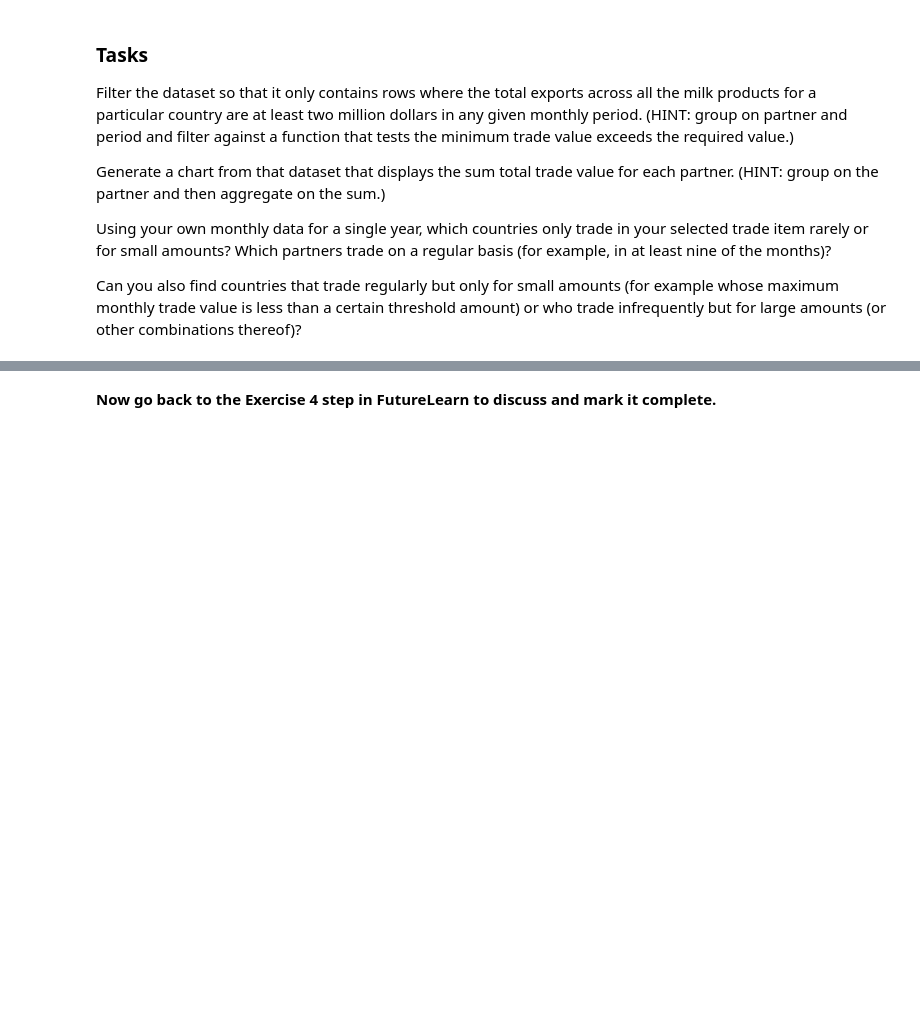
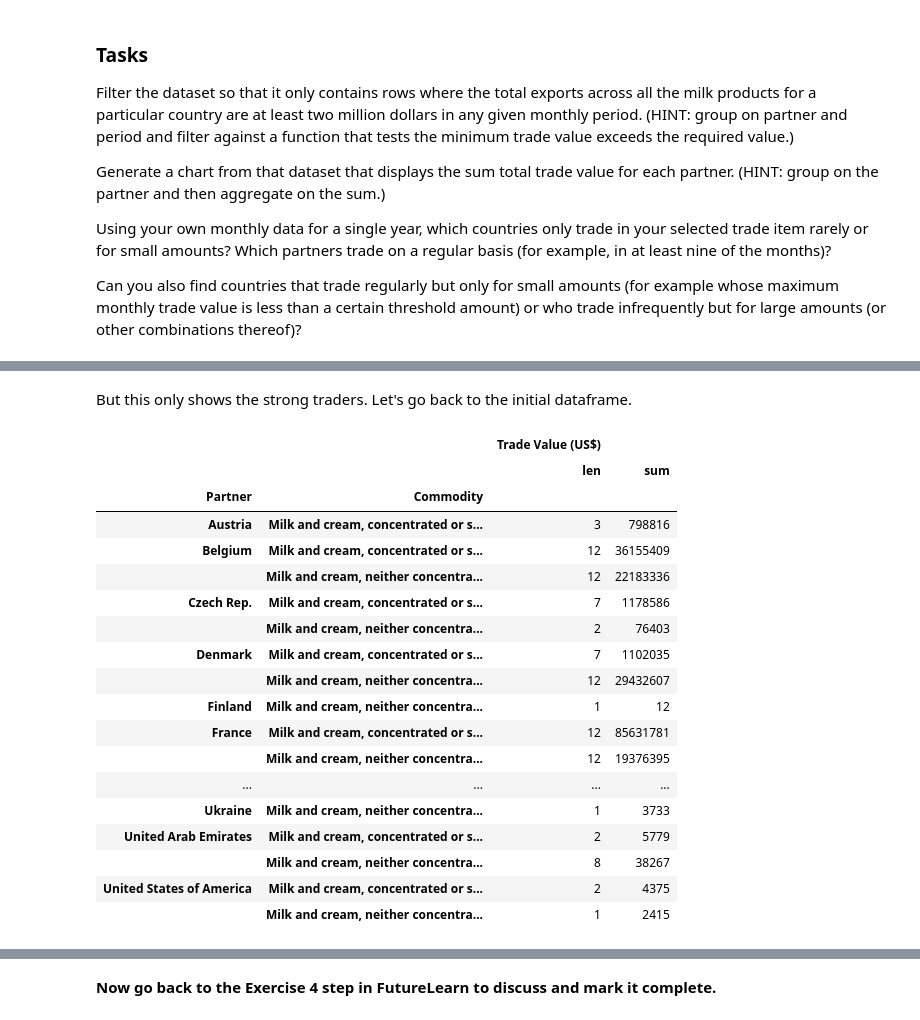
Before and after one commit to mrchrisadams/future-learn-learn-to-code, a Jupyter notebook: Week 4_exercise_notebook-copy.ipynb, the cells around one changed output, grey strips where cells are left out. Cells and saved outputs as stored; diff of their text form; code cells hidden in the pictures; blank space fills up the shorter version.

```diff
--- a/Week 4_exercise_notebook-copy.ipynb
+++ b/Week 4_exercise_notebook-copy.ipynb
@@ -783,0 +881,24 @@ Can you also find countries that trade regularly but only for small amounts (for
+# %% [markdown]
+But this only shows the strong traders. Let's go back to the initial dataframe.
+# %%
+milk_countries_imports.groupby(["Partner", "Commodity"])[["Trade Value (US$)"]].aggregate([len, sum])
+# %% [output]
+|  |  | Trade Value (US$) |  |
+|  |  | len | sum |
+| Partner | Commodity |  |  |
+| Austria | Milk and cream, concentrated or s... | 3 | 798816 |
+| Belgium | Milk and cream, concentrated or s... | 12 | 36155409 |
+|  | Milk and cream, neither concentra... | 12 | 22183336 |
+| Czech Rep. | Milk and cream, concentrated or s... | 7 | 1178586 |
+|  | Milk and cream, neither concentra... | 2 | 76403 |
+| Denmark | Milk and cream, concentrated or s... | 7 | 1102035 |
+|  | Milk and cream, neither concentra... | 12 | 29432607 |
+| Finland | Milk and cream, neither concentra... | 1 | 12 |
+| France | Milk and cream, concentrated or s... | 12 | 85631781 |
+|  | Milk and cream, neither concentra... | 12 | 19376395 |
+| ... | ... | ... | ... |
+| Ukraine | Milk and cream, neither concentra... | 1 | 3733 |
+| United Arab Emirates | Milk and cream, concentrated or s... | 2 | 5779 |
+|  | Milk and cream, neither concentra... | 8 | 38267 |
+| United States of America | Milk and cream, concentrated or s... | 2 | 4375 |
+|  | Milk and cream, neither concentra... | 1 | 2415 |
```
Also changed, not shown: parts of 27 cells of this notebook.
